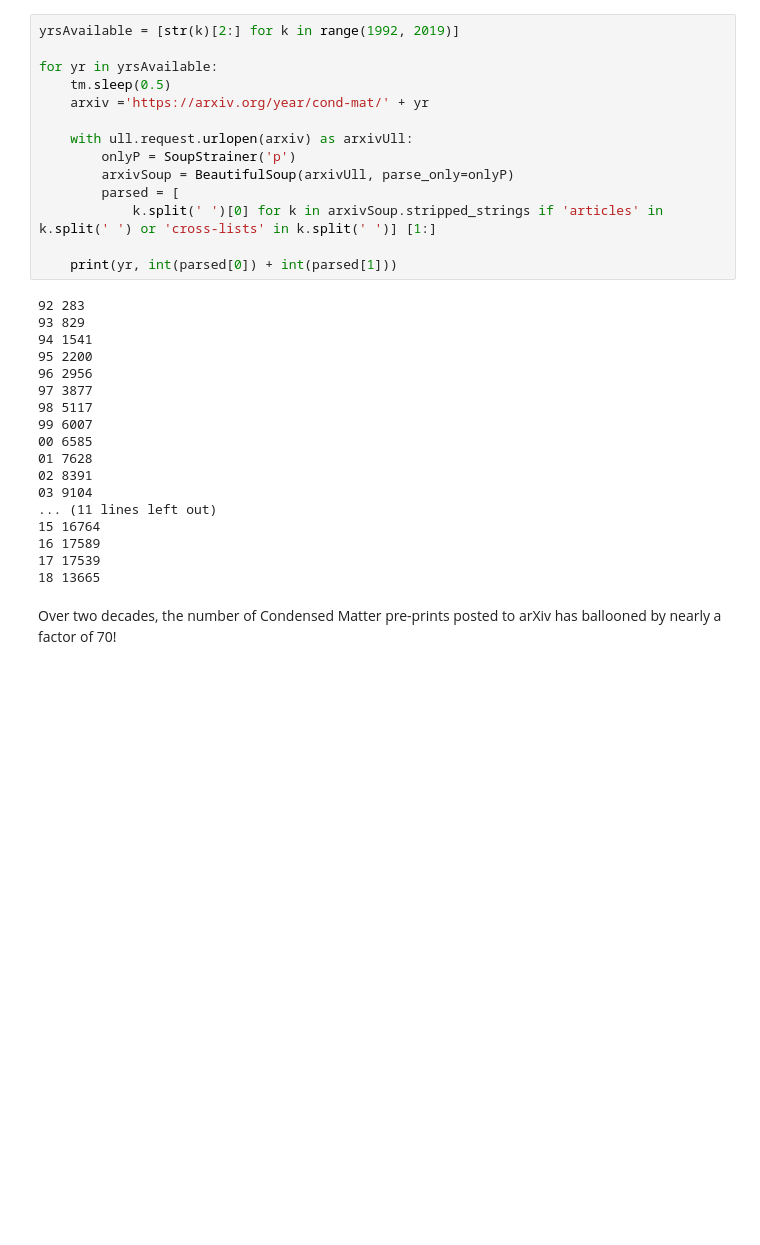
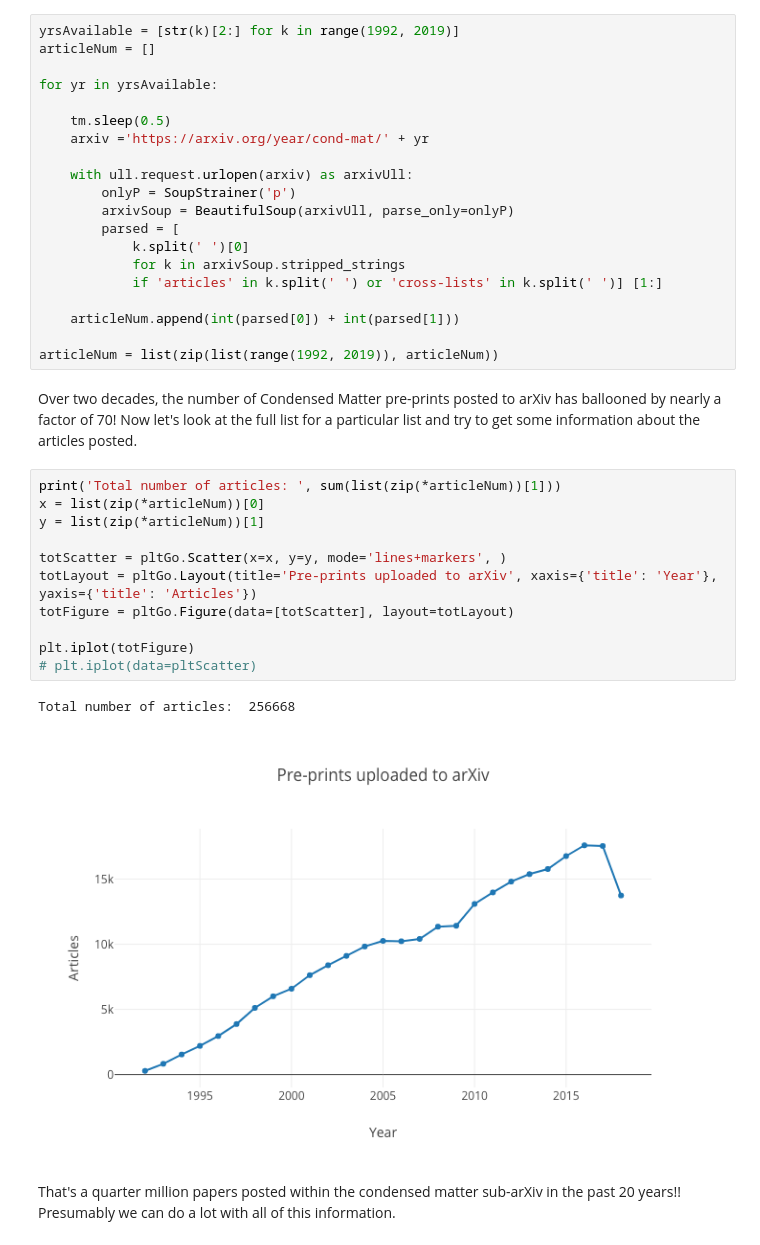
Before and after one commit to AravindDevarakonda/arXivScraper, a Jupyter notebook: arXivSouper.ipynb, the cells around one changed output. Saved outputs shown, nothing was run; the diff lists cells and outputs as text; blank space fills up the shorter version.

```diff
--- a/arXivSouper.ipynb
+++ b/arXivSouper.ipynb
@@ -6,8 +9,10 @@ from bs4 import BeautifulSoup
 from bs4 import SoupStrainer
 # %%
 yrsAvailable = [str(k)[2:] for k in range(1992, 2019)]
+articleNum = []
 
 for yr in yrsAvailable:
+
     tm.sleep(0.5)
     arxiv ='https://arxiv.org/year/cond-mat/' + yr
 
@@ -15,26 +20,28 @@ for yr in yrsAvailable:
         onlyP = SoupStrainer('p')
         arxivSoup = BeautifulSoup(arxivUll, parse_only=onlyP)
         parsed = [
-            k.split(' ')[0] for k in arxivSoup.stripped_strings if 'articles' in k.split(' ') or 'cross-lists' in k.split(' ')] [1:]
+            k.split(' ')[0]
+            for k in arxivSoup.stripped_strings
+            if 'articles' in k.split(' ') or 'cross-lists' in k.split(' ')] [1:]
 
-    print(yr, int(parsed[0]) + int(parsed[1]))
+    articleNum.append(int(parsed[0]) + int(parsed[1]))
+
+articleNum = list(zip(list(range(1992, 2019)), articleNum))
-# %% [output]
-92 283
-93 829
-94 1541
-95 2200
-96 2956
-97 3877
-98 5117
-99 6007
-00 6585
-01 7628
-02 8391
-03 9104
-... (11 lines left out)
-15 16764
-16 17589
-17 17539
-18 13665
 # %% [markdown]
-Over two decades, the number of Condensed Matter pre-prints posted to arXiv has ballooned by nearly a factor of 70!
+Over two decades, the number of Condensed Matter pre-prints posted to arXiv has ballooned by nearly a factor of 70! Now let's look at the full list for a particular list and try to get some information about the articles posted.
+# %%
+print('Total number of articles: ', sum(list(zip(*articleNum))[1]))
+x = list(zip(*articleNum))[0]
+y = list(zip(*articleNum))[1]
+
+totScatter = pltGo.Scatter(x=x, y=y, mode='lines+markers', )
+totLayout = pltGo.Layout(title='Pre-prints uploaded to arXiv', xaxis={'title': 'Year'}, yaxis={'title': 'Articles'})
+totFigure = pltGo.Figure(data=[totScatter], layout=totLayout)
+
+plt.iplot(totFigure)
+# plt.iplot(data=pltScatter)
+# %% [output]
+Total number of articles:  256668
+[figure, added]
+# %% [markdown]
+That's a quarter million papers posted within the condensed matter sub-arXiv in the past 20 years!! Presumably we can do a lot with all of this information.
```
Also changed, not shown: parts of 2 cells of this notebook.
